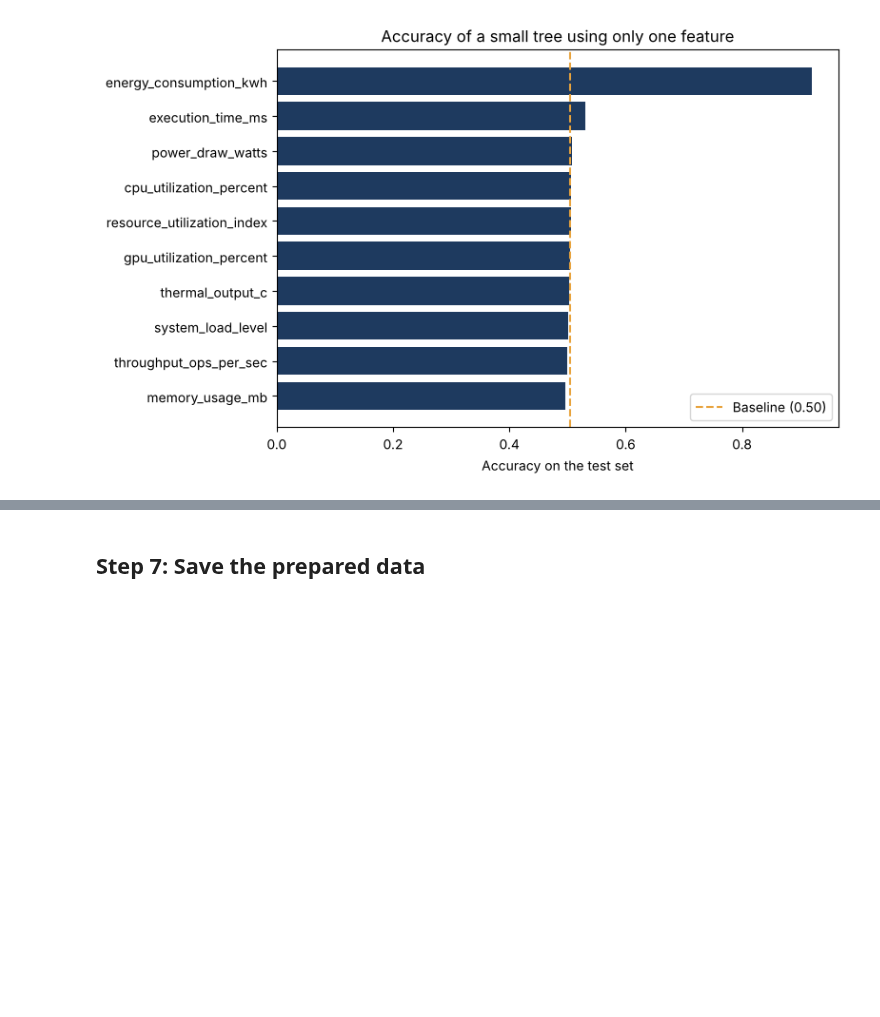
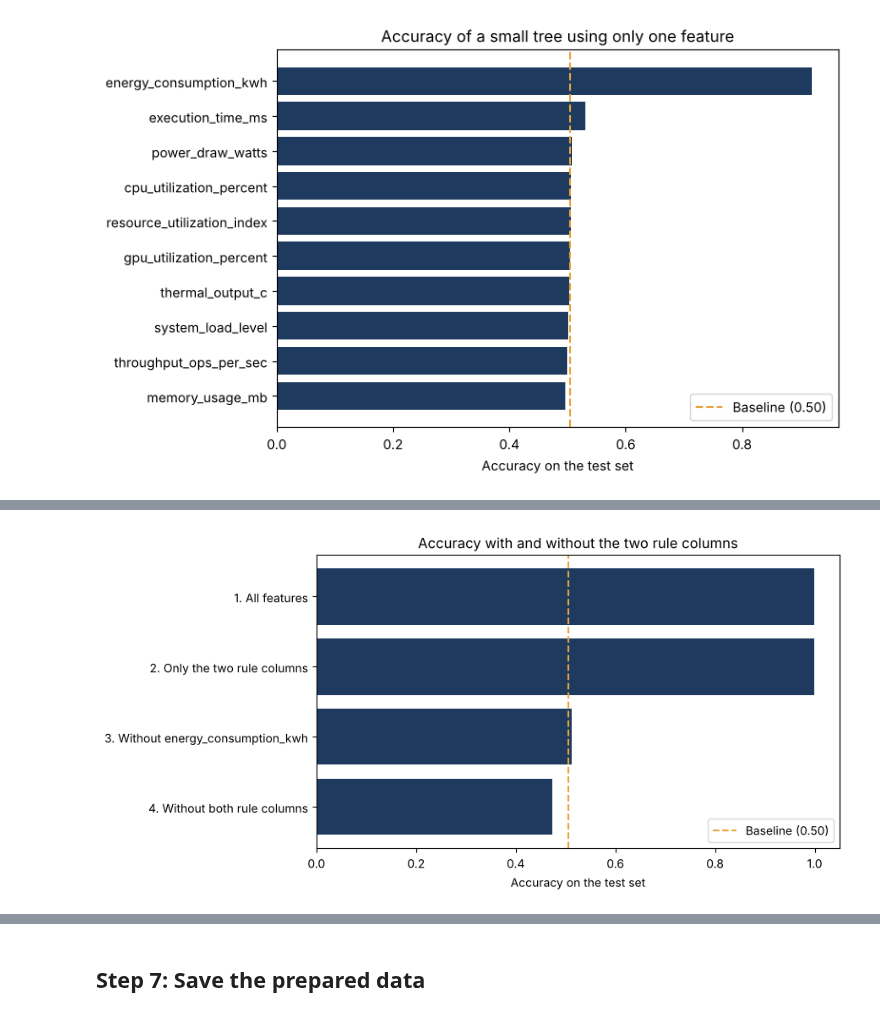
Before and after one commit to alaa23hassan1-boop/Energy-Efficient-AI-Performance, a Jupyter notebook: milestone-3-data-preparation/preparation_notebook.ipynb, the cells around one changed output, grey strips where cells are left out. Cells and saved outputs as stored; diff of their text form; code cells hidden in the pictures; blank space fills up the shorter version.

Commit message:
Add rule discovery and experiments to Milestone 3

```diff
--- a/milestone-3-data-preparation/preparation_notebook.ipynb
+++ b/milestone-3-data-preparation/preparation_notebook.ipynb
@@ -309,0 +308,7 @@ To test the other option, set `DROP_SUSPECT_FEATURES = ["energy_consumption_kwh"
+# %%
+# Let a very small decision tree (3 levels) use only the two suspect columns and show what it learned
+rule_cols = [c for c in ["energy_consumption_kwh", "execution_time_ms"] if c in feature_cols]
+rule_tree = DecisionTreeClassifier(max_depth=3, random_state=RANDOM_STATE).fit(X_train[rule_cols], y_train)
+
+print("Class codes: 0 = Low, 1 = Moderate, 2 = High")
+print(export_text(rule_tree, feature_names=rule_cols))
@@ -309,0 +357,23 @@ To test the other option, set `DROP_SUSPECT_FEATURES = ["energy_consumption_kwh"
+# %%
+# Train a Random Forest (200 trees) on four different sets of features and test it on the test set
+def run_experiment(name, cols):
+    model = RandomForestClassifier(n_estimators=200, random_state=RANDOM_STATE, n_jobs=-1)
+    model.fit(X_train[cols], y_train)
+    pred = model.predict(X_test[cols])
+    return {"Features used": name,
+            "Number of features": len(cols),
+            "Accuracy": accuracy_score(y_test, pred),
+            "Macro F1": f1_score(y_test, pred, average="macro"),
+            "F1 of High class": f1_score(y_test, pred, average=None, labels=[0, 1, 2])[2]}
+
+without_energy = [c for c in feature_cols if c != "energy_consumption_kwh"]
+without_both = [c for c in feature_cols if c not in rule_cols]
+
+experiments = pd.DataFrame([
+    run_experiment("1. All features", feature_cols),
+    run_experiment("2. Only the two rule columns", rule_cols),
+    run_experiment("3. Without energy_consumption_kwh", without_energy),
+    run_experiment("4. Without both rule columns", without_both),
+]).round(3)
+print(f"Baseline (always predict the biggest class): accuracy {baseline:.3f}")
+experiments
@@ -309,0 +387,14 @@ To test the other option, set `DROP_SUSPECT_FEATURES = ["energy_consumption_kwh"
+# %%
+# Chart: accuracy of the four experiments
+fig, ax = plt.subplots(figsize=(9, 4.5))
+ax.barh(experiments["Features used"][::-1], experiments["Accuracy"][::-1], color="#1E3A5F")
+ax.axvline(baseline, color="#E8A33D", linestyle="--", label=f"Baseline ({baseline:.2f})")
+ax.set_title("Accuracy with and without the two rule columns")
+ax.set_xlabel("Accuracy on the test set")
+ax.set_xlim(0, 1.05)
+ax.legend(loc="lower right")
+plt.tight_layout()
+plt.savefig("figures/four_experiments.png", dpi=120)
+plt.show()
+# %% [output]
+[figure, added]
```
Also changed, not shown: parts of 11 cells of this notebook, 3 other files.
